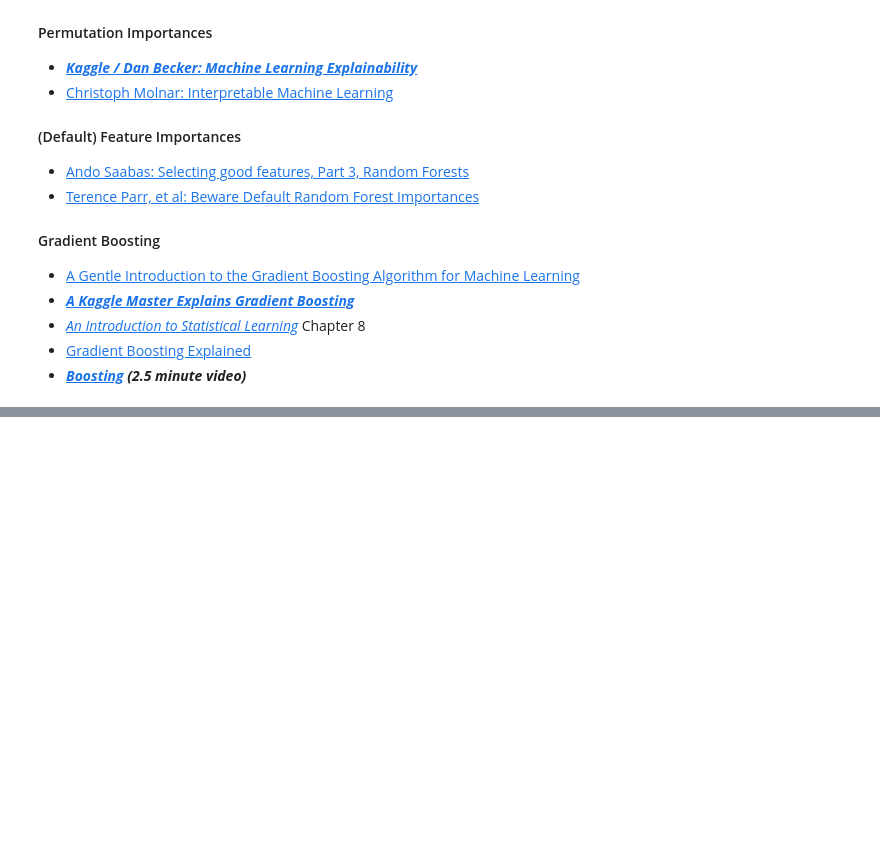
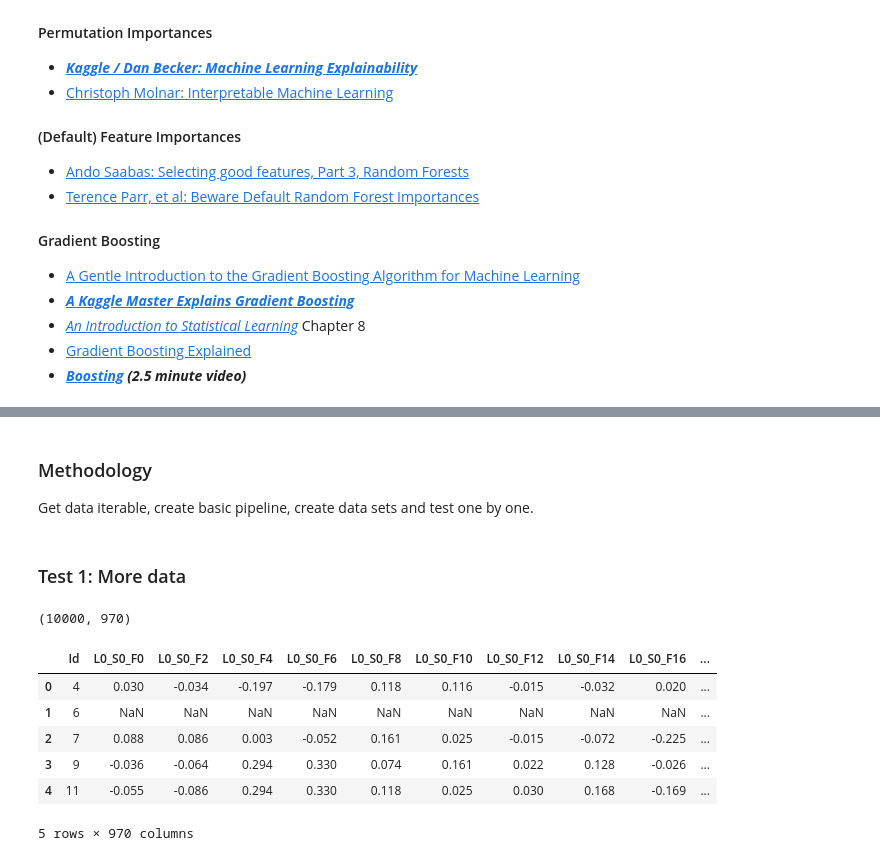
Before and after one commit to bloominstituteoftechnology/DS-Unit-2-Applied-Modeling, a Jupyter notebook: module3-permutation-boosting/LS_DS_233_assignment.ipynb, the cells around one changed output, grey strips where cells are left out. Cells and saved outputs as stored; diff of their text form; code cells hidden in the pictures; blank space fills up the shorter version.

```diff
--- a/module3-permutation-boosting/LS_DS_233_assignment.ipynb
+++ b/module3-permutation-boosting/LS_DS_233_assignment.ipynb
@@ -47,0 +63,34 @@ Top recommendations in _**bold italic:**_
+# %% [markdown]
+### Methodology
+Get data iterable, create basic pipeline, create data sets and test one by one.
+# %%
+#Setup
+import pandas as pd
+
+folder = '../../DS-Unit-2-Build/bosch-production-line-performance/'
+
+num_iter = pd.read_csv(folder + 'train_numeric.csv', iterator = True, chunksize = 1000)
+# %% [markdown]
+### Test 1: More data
+# %%
+#time to chonk it in.  I'm going to kinda play this by ear, but I think I need to increase
+#my data by a factor of 10.  Interesting Dash idea! make a few graphs that show the importance
+#of data size, sampling methods, models etc.  Store that away for later
+
+chunks = []
+
+for i in range(10):
+    chunks.append(num_iter.get_chunk())
+
+big_samp = pd.concat(chunks)
+print(big_samp.shape)
+big_samp.head()
+# %% [output]
+(10000, 970)
+|  | Id | L0_S0_F0 | L0_S0_F2 | L0_S0_F4 | L0_S0_F6 | L0_S0_F8 | L0_S0_F10 | L0_S0_F12 | L0_S0_F14 | L0_S0_F16 | ... |
+| 0 | 4 | 0.030 | -0.034 | -0.197 | -0.179 | 0.118 | 0.116 | -0.015 | -0.032 | 0.020 | ... |
+| 1 | 6 | NaN | NaN | NaN | NaN | NaN | NaN | NaN | NaN | NaN | ... |
+| 2 | 7 | 0.088 | 0.086 | 0.003 | -0.052 | 0.161 | 0.025 | -0.015 | -0.072 | -0.225 | ... |
+| 3 | 9 | -0.036 | -0.064 | 0.294 | 0.330 | 0.074 | 0.161 | 0.022 | 0.128 | -0.026 | ... |
+| 4 | 11 | -0.055 | -0.086 | 0.294 | 0.330 | 0.118 | 0.025 | 0.030 | 0.168 | -0.169 | ... |
+5 rows × 970 columns
```
Also changed, not shown: parts of 1 cell of this notebook, 1 other file.
